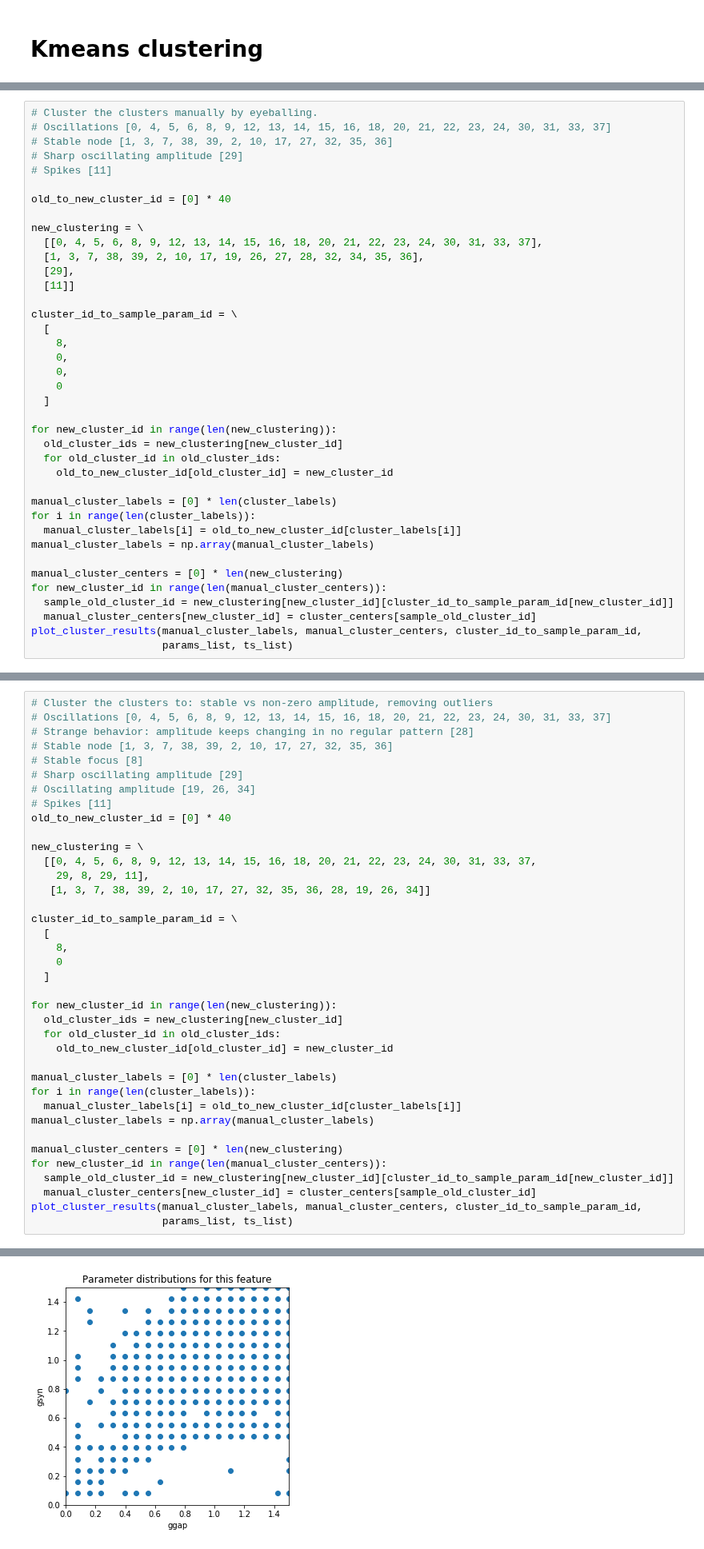
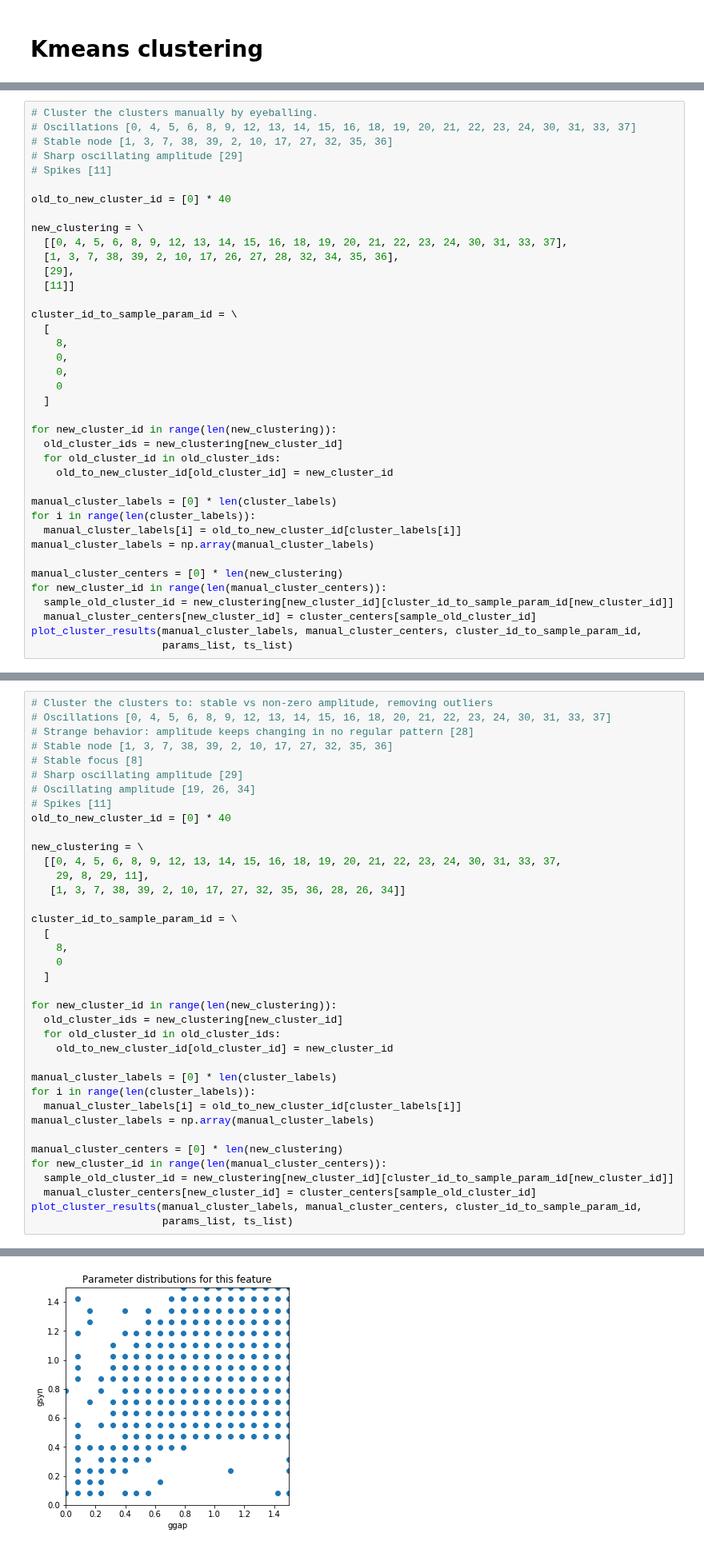
Before and after one commit to sjonany/c-elegans-interactome-analysis, a Jupyter notebook: time_series_clustering.ipynb, the cells around one changed output, grey strips where cells are left out. Shown at 80% size. Cells and saved outputs as stored; diff of their text form.

```diff
--- a/time_series_clustering.ipynb
+++ b/time_series_clustering.ipynb
@@ -418,7 +435,7 @@ Loading saved results from pickle file cached_notebook_results/cached_simulation
 ... (119 outputs left out)
 # %%
 # Cluster the clusters manually by eyeballing.
-# Oscillations [0, 4, 5, 6, 8, 9, 12, 13, 14, 15, 16, 18, 20, 21, 22, 23, 24, 30, 31, 33, 37]
+# Oscillations [0, 4, 5, 6, 8, 9, 12, 13, 14, 15, 16, 18, 19, 20, 21, 22, 23, 24, 30, 31, 33, 37]
 # Stable node [1, 3, 7, 38, 39, 2, 10, 17, 27, 32, 35, 36]
 # Sharp oscillating amplitude [29]
 # Spikes [11]
@@ -426,8 +443,8 @@ Loading saved results from pickle file cached_notebook_results/cached_simulation
 old_to_new_cluster_id = [0] * 40
 
 new_clustering = \
-  [[0, 4, 5, 6, 8, 9, 12, 13, 14, 15, 16, 18, 20, 21, 22, 23, 24, 30, 31, 33, 37],
-  [1, 3, 7, 38, 39, 2, 10, 17, 19, 26, 27, 28, 32, 34, 35, 36],
+  [[0, 4, 5, 6, 8, 9, 12, 13, 14, 15, 16, 18, 19, 20, 21, 22, 23, 24, 30, 31, 33, 37],
+  [1, 3, 7, 38, 39, 2, 10, 17, 26, 27, 28, 32, 34, 35, 36],
   [29],
   [11]]
 
@@ -484,35 +501,35 @@ Loading saved results from pickle file cached_notebook_results/cached_simulation
 old_to_new_cluster_id = [0] * 40
 
 new_clustering = \
-  [[0, 4, 5, 6, 8, 9, 12, 13, 14, 15, 16, 18, 20, 21, 22, 23, 24, 30, 31, 33, 37,
+  [[0, 4, 5, 6, 8, 9, 12, 13, 14, 15, 16, 18, 19, 20, 21, 22, 23, 24, 30, 31, 33, 37,
     29, 8, 29, 11],
-   [1, 3, 7, 38, 39, 2, 10, 17, 27, 32, 35, 36, 28, 19, 26, 34]]
+   [1, 3, 7, 38, 39, 2, 10, 17, 27, 32, 35, 36, 28, 26, 34]]
 
 cluster_id_to_sample_param_id = \
   [
     8,
     0
   ]
 
 for new_cluster_id in range(len(new_clustering)):
   old_cluster_ids = new_clustering[new_cluster_id]
   for old_cluster_id in old_cluster_ids:
     old_to_new_cluster_id[old_cluster_id] = new_cluster_id
 
 manual_cluster_labels = [0] * len(cluster_labels)
 for i in range(len(cluster_labels)):
   manual_cluster_labels[i] = old_to_new_cluster_id[cluster_labels[i]]
 manual_cluster_labels = np.array(manual_cluster_labels)
 
 manual_cluster_centers = [0] * len(new_clustering)
 for new_cluster_id in range(len(manual_cluster_centers)):
   sample_old_cluster_id = new_clustering[new_cluster_id][cluster_id_to_sample_param_id[new_cluster_id]]
   manual_cluster_centers[new_cluster_id] = cluster_centers[sample_old_cluster_id]
 plot_cluster_results(manual_cluster_labels, manual_cluster_centers, cluster_id_to_sample_param_id,
                      params_list, ts_list)
 # %% [output]
 Loading saved results from pickle file cached_notebook_results/cached_simulation_C=0.015_Gc=0.1_ggap=0.079_gsyn=0.553
 Loading saved results from pickle file cached_notebook_results/cached_simulation_C=0.015_Gc=0.1_ggap=0.0_gsyn=0.0
 [figure]
-[figure, old version]
+[figure, new version]
 [figure]
```
Also changed, not shown: parts of 5 cells of this notebook, 1 other file.
